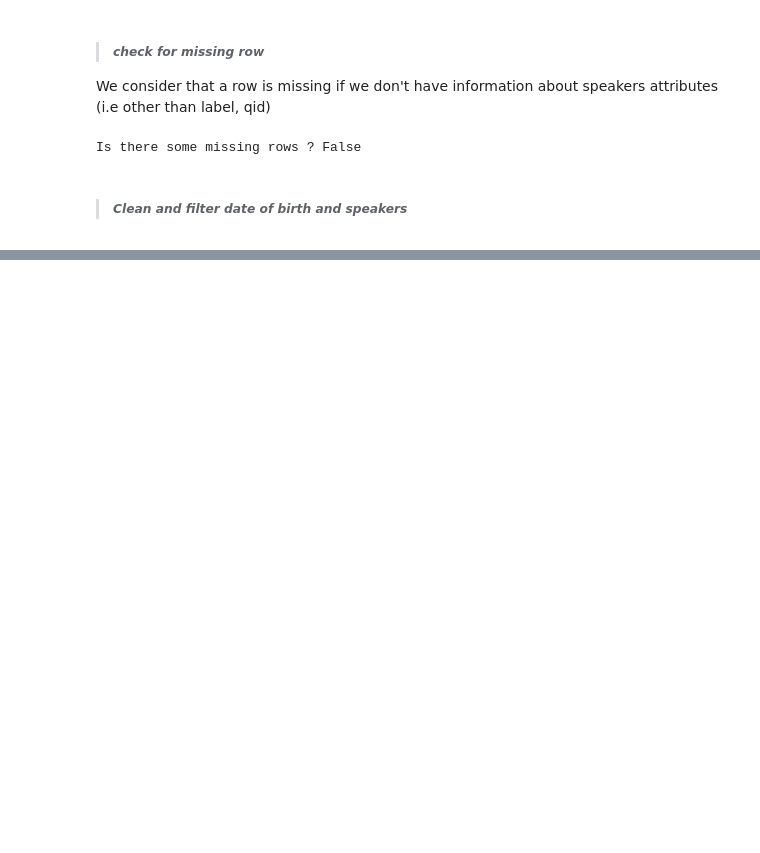
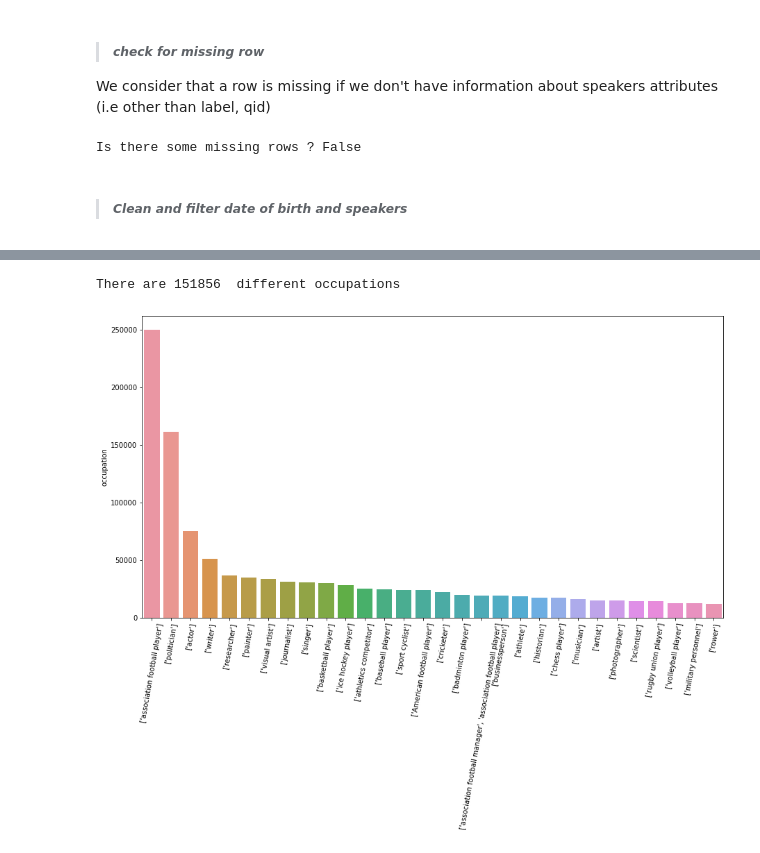
Before and after one commit to epfl-ada/ada-2021-project-avada-kedavra, a Jupyter notebook: main.ipynb, the cells around one changed output, grey strips where cells are left out. Cells and saved outputs as stored; diff of their text form; code cells hidden in the pictures; blank space fills up the shorter version.

Commit message:
functional_main

```diff
--- a/main.ipynb
+++ b/main.ipynb
@@ -410,0 +441,26 @@ speakers.sample(5)
+# %%
+#functions to create categorical columns
+def one_hot(list):
+    for o in list: #Iterating over the list of genres.
+        speakers[f'{o}_onehot'] = 0 #Creating a new onehot feature column for each genre, filling it with False.
+        speakers.loc[speakers['occupation'] == o, f'{o}_onehot'] = 1 #For each album, putting True in the
+    #onehot column corresponding to its genre.
+# %%
+#function that plots the distribution of values from a serie
+def plot_serie(serie):
+    plot_h = serie.head(30)
+    plt.figure(figsize=(15, 8))
+    sns.barplot(x= plot_h.index, y = plot_h)
+    plt.xticks(rotation = 80)
+# %%
+#for the occupations
+occupations = speakers.occupation.explode().value_counts()
+occupations = occupations.drop('[]')
+
+print("There are {}  different occupations ".format(occupations.size))
+
+plot_serie(occupations)
+one_hot(occupations.index.tolist()[0:20])
+# %% [output]
+There are 151856  different occupations
+[figure, added]
```
Also changed, not shown: parts of 15 cells of this notebook.
